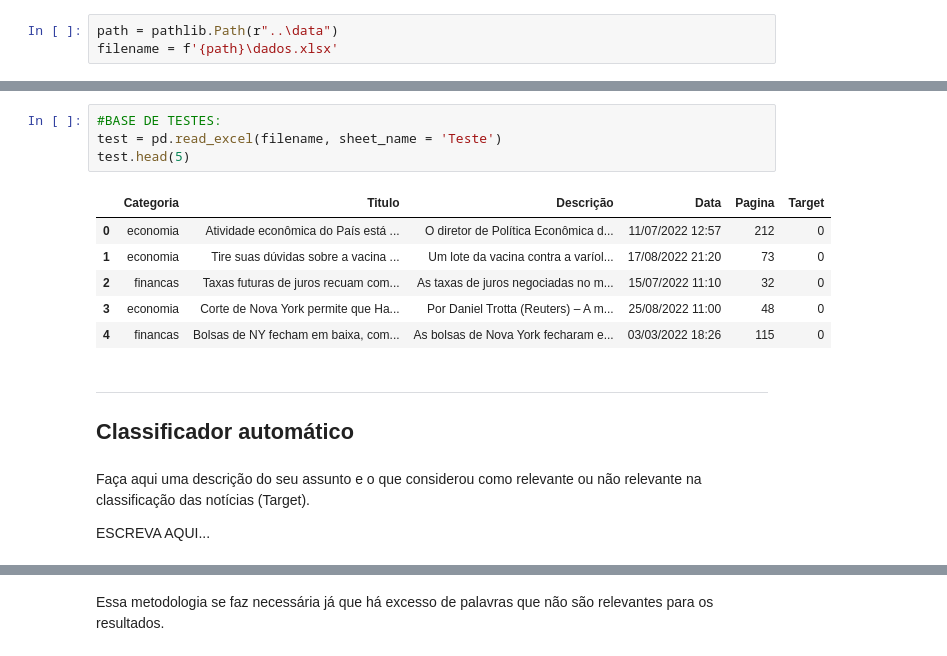
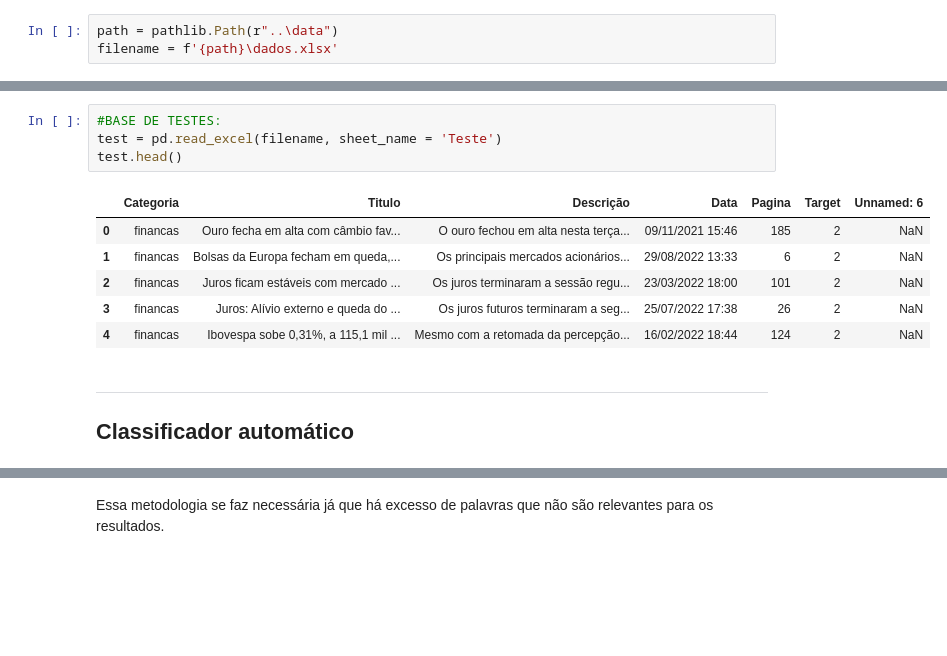
Before and after one commit to insper-classroom/22-2a-cd-p1-grupo_alexiabp, a Jupyter notebook: notebooks/relatorio_modelo.ipynb, the cells around one changed output, grey strips where cells are left out. Cells and saved outputs as stored; diff of their text form; blank space fills up the shorter version.

```diff
--- a/notebooks/relatorio_modelo.ipynb
+++ b/notebooks/relatorio_modelo.ipynb
@@ -42,18 +42,14 @@ train.head(5)
 # %%
 #BASE DE TESTES:
 test = pd.read_excel(filename, sheet_name = 'Teste')
-test.head(5)
+test.head()
 # %% [output]
-|  | Categoria | Titulo | Descrição | Data | Pagina | Target |
-| 0 | economia | Atividade econômica do País está ... | O diretor de Política Econômica d... | 11/07/2022 12:57 | 212 | 0 |
-| 1 | economia | Tire suas dúvidas sobre a vacina ... | Um lote da vacina contra a varíol... | 17/08/2022 21:20 | 73 | 0 |
-| 2 | financas | Taxas futuras de juros recuam com... | As taxas de juros negociadas no m... | 15/07/2022 11:10 | 32 | 0 |
-| 3 | economia | Corte de Nova York permite que Ha... | Por Daniel Trotta (Reuters) – A m... | 25/08/2022 11:00 | 48 | 0 |
-| 4 | financas | Bolsas de NY fecham em baixa, com... | As bolsas de Nova York fecharam e... | 03/03/2022 18:26 | 115 | 0 |
+|  | Categoria | Titulo | Descrição | Data | Pagina | Target | Unnamed: 6 |
+| 0 | financas | Ouro fecha em alta com câmbio fav... | O ouro fechou em alta nesta terça... | 09/11/2021 15:46 | 185 | 2 | NaN |
+| 1 | financas | Bolsas da Europa fecham em queda,... | Os principais mercados acionários... | 29/08/2022 13:33 | 6 | 2 | NaN |
+| 2 | financas | Juros ficam estáveis com mercado ... | Os juros terminaram a sessão regu... | 23/03/2022 18:00 | 101 | 2 | NaN |
+| 3 | financas | Juros: Alívio externo e queda do ... | Os juros futuros terminaram a seg... | 25/07/2022 17:38 | 26 | 2 | NaN |
+| 4 | financas | Ibovespa sobe 0,31%, a 115,1 mil ... | Mesmo com a retomada da percepção... | 16/02/2022 18:44 | 124 | 2 | NaN |
 # %% [markdown]
 ___
 ## Classificador automático
-# %% [markdown]
-Faça aqui uma descrição do seu assunto e o que considerou como relevante ou não relevante na classificação das notícias (Target).
-
-ESCREVA AQUI...
```
Also changed, not shown: parts of 30 cells of this notebook, 1 other file.
